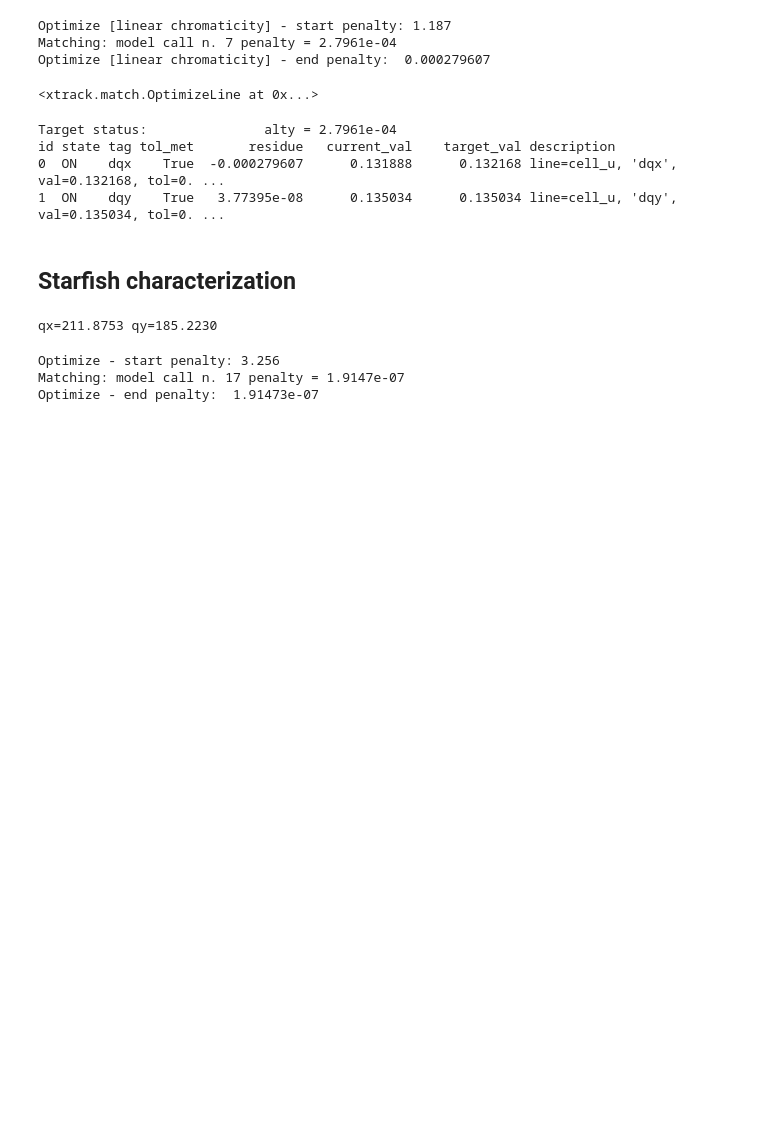
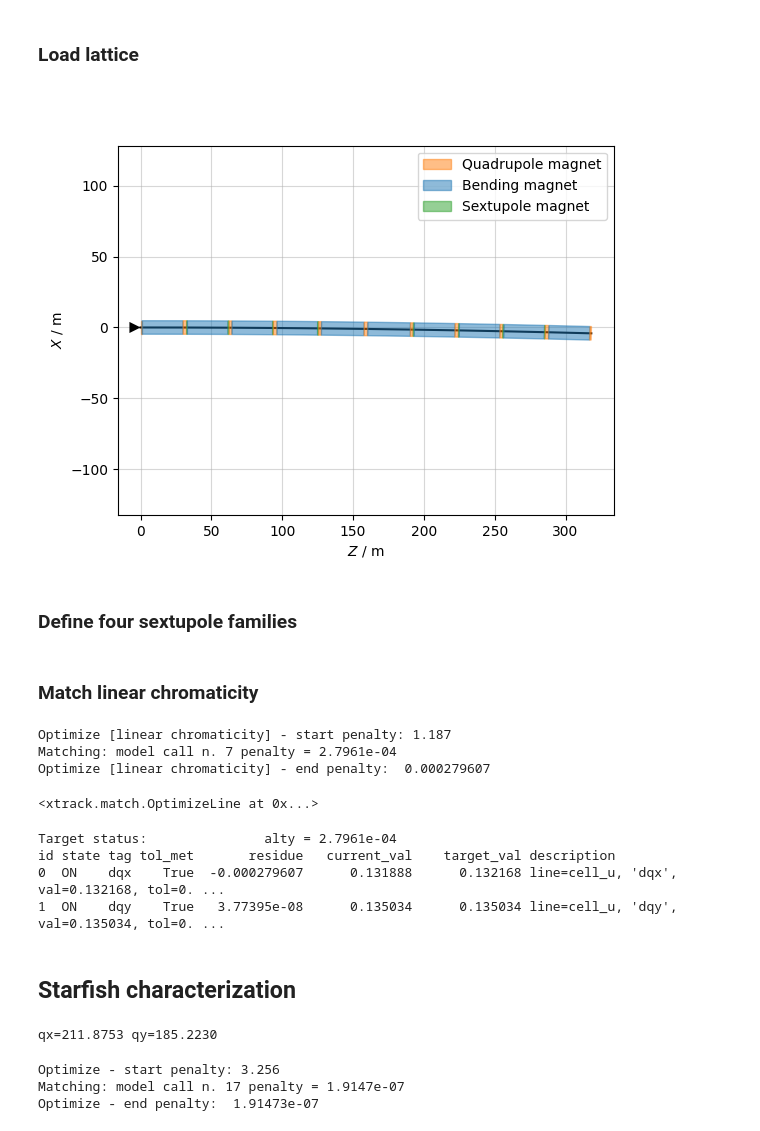
Before and after one commit to giadarol/fcc_92, a Jupyter notebook: 004_tutorial_cap_meeting/notebook_11_match_arc_cell_sextupoles.ipynb, the cells around one changed output. Cells and saved outputs as stored; diff of their text form; code cells hidden in the pictures; blank space fills up the shorter version.

```diff
--- a/004_tutorial_cap_meeting/notebook_11_match_arc_cell_sextupoles.ipynb
+++ b/004_tutorial_cap_meeting/notebook_11_match_arc_cell_sextupoles.ipynb
@@ -4,6 +4,8 @@
 import xtrack as xt
 import numpy as np
 import matplotlib.pyplot as plt
+# %% [markdown]
+### Load lattice
 # %%
 env = xt.Environment()
 env.call('../fccee_z_lattice.py')
@@ -16,3 +19,9 @@ line = env['cell_u']
+# %%
+line.survey().plot()
+# %% [output]
+[figure, added]
+# %% [markdown]
+### Define four sextupole families
 # %%
 env.vars.default_to_zero = True
 env['ksf1'] = 'ksffam1'
@@ -20,4 +29,6 @@ env['ksf2'] = 'ksffam2'
 env['ksd1'] = 'ksdfam1'
 env['ksd2'] = 'ksdfam2'
 env.vars.default_to_zero = False
+# %% [markdown]
+### Match linear chromaticity
 # %%
```
Also changed, not shown: parts of 4 cells of this notebook, 1 other file.
